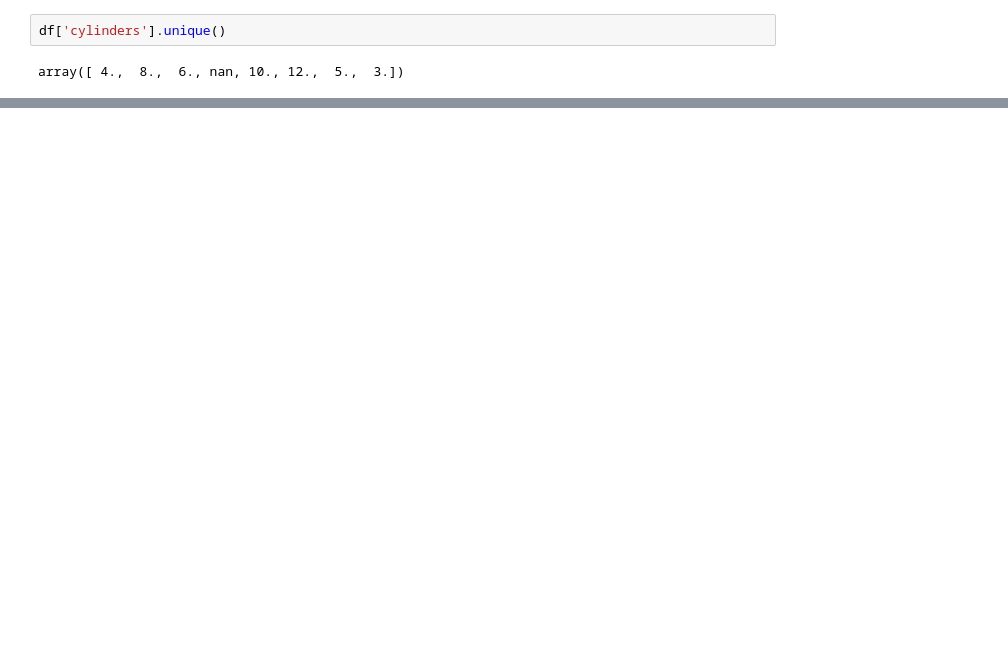
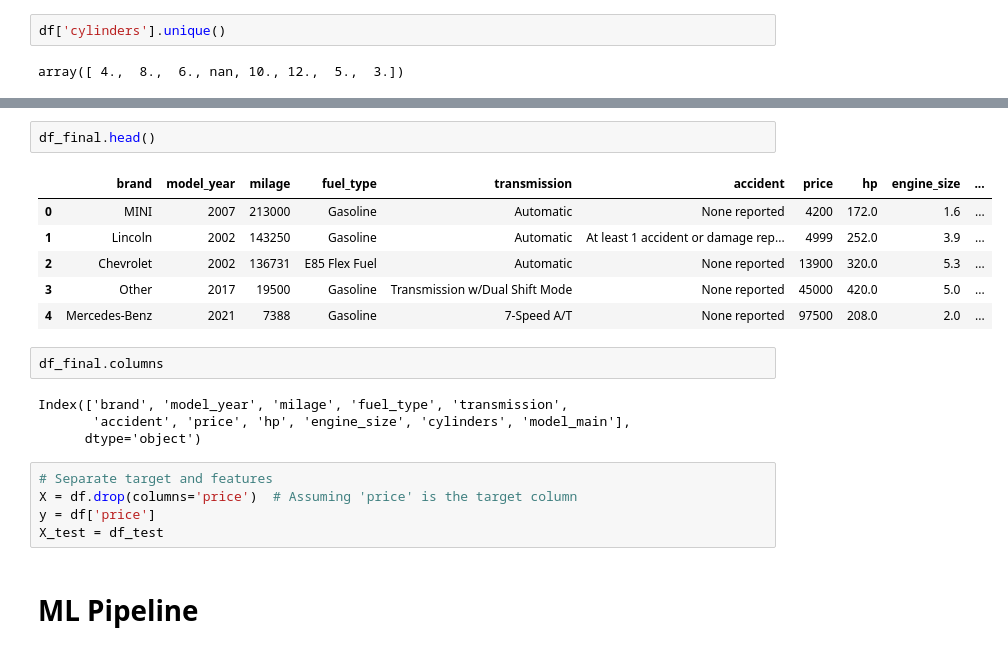
Before and after one commit to GhosTHaise/ml-car-price-regression, a Jupyter notebook: main.ipynb, the cells around one changed output, grey strips where cells are left out. Saved outputs shown, nothing was run; the diff lists cells and outputs as text; blank space fills up the shorter version.

Commit message:
feat : pipeline

```diff
--- a/main.ipynb
+++ b/main.ipynb
@@ -382,0 +386,22 @@ KeyError: "['id', 'clean_title', 'model', 'engine', 'ext_col', 'int_col', 'model
+# %%
+df_final.head()
+# %% [output]
+|  | brand | model_year | milage | fuel_type | transmission | accident | price | hp | engine_size | ... |
+| 0 | MINI | 2007 | 213000 | Gasoline | Automatic | None reported | 4200 | 172.0 | 1.6 | ... |
+| 1 | Lincoln | 2002 | 143250 | Gasoline | Automatic | At least 1 accident or damage rep... | 4999 | 252.0 | 3.9 | ... |
+| 2 | Chevrolet | 2002 | 136731 | E85 Flex Fuel | Automatic | None reported | 13900 | 320.0 | 5.3 | ... |
+| 3 | Other | 2017 | 19500 | Gasoline | Transmission w/Dual Shift Mode | None reported | 45000 | 420.0 | 5.0 | ... |
+| 4 | Mercedes-Benz | 2021 | 7388 | Gasoline | 7-Speed A/T | None reported | 97500 | 208.0 | 2.0 | ... |
+# %%
+df_final.columns
+# %% [output]
+Index(['brand', 'model_year', 'milage', 'fuel_type', 'transmission',
+       'accident', 'price', 'hp', 'engine_size', 'cylinders', 'model_main'],
+      dtype='object')
+# %%
+# Separate target and features
+X = df.drop(columns='price')  # Assuming 'price' is the target column
+y = df['price']
+X_test = df_test
+# %% [markdown]
+# ML Pipeline
```
Also changed, not shown: parts of 3 cells of this notebook.
